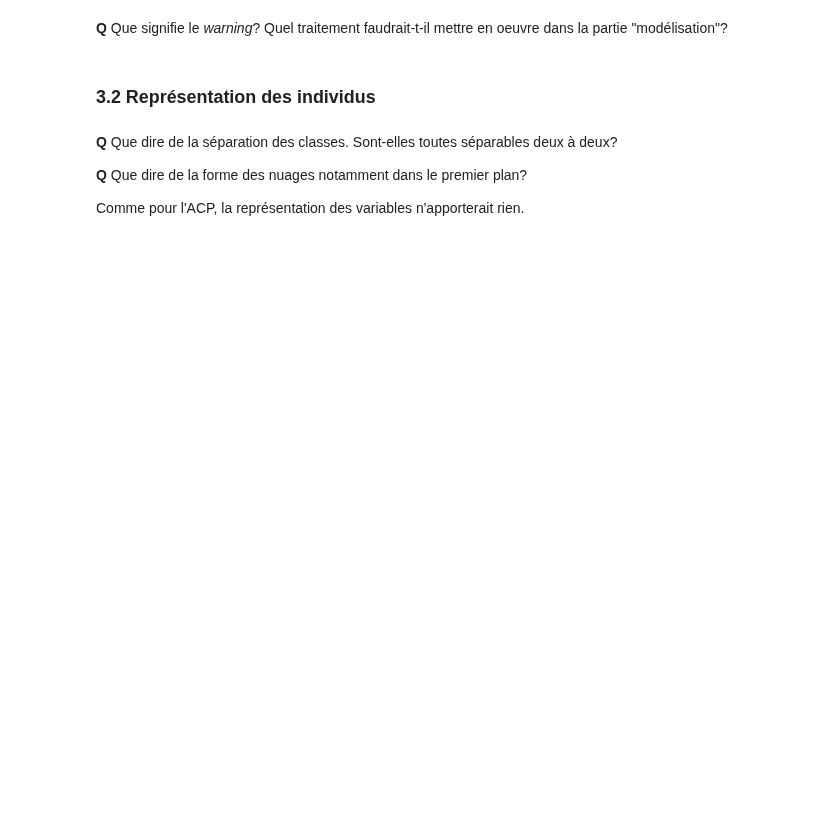
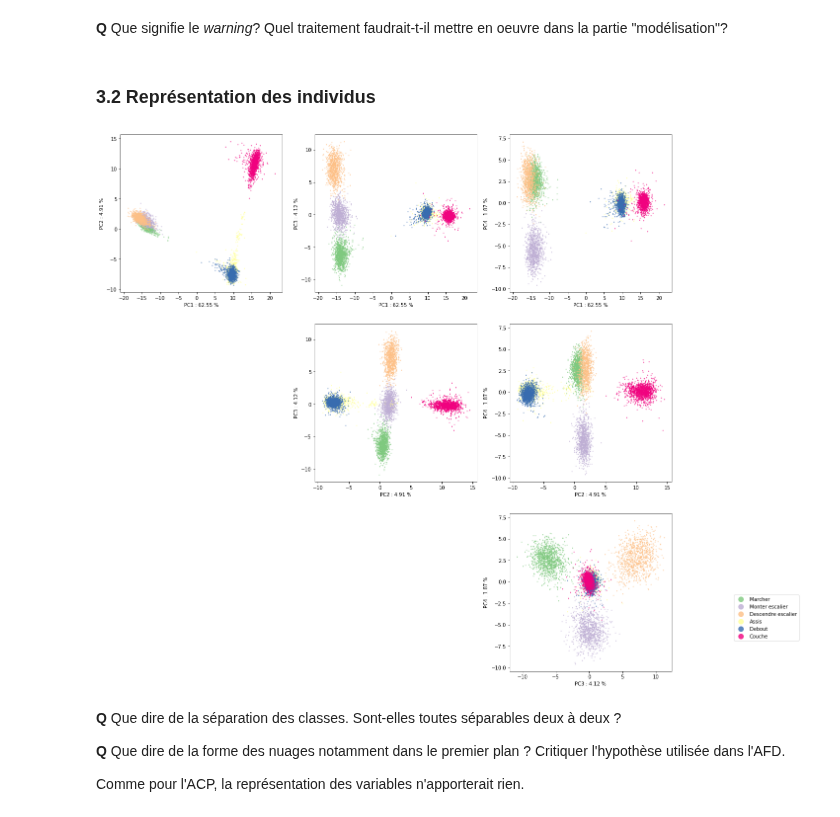
Before and after one commit to wikistat/Exploration, a Jupyter notebook: HumanActivityRecognition/Explo-Python-HAR-metier.ipynb, the cells around one changed output. Drawn from its saved outputs; the diff is of its cells as text; code cells hidden in the pictures; blank space fills up the shorter version.

```diff
--- a/HumanActivityRecognition/Explo-Python-HAR-metier.ipynb
+++ b/HumanActivityRecognition/Explo-Python-HAR-metier.ipynb
@@ -197,16 +224,18 @@ X_r2=lda.transform(Xtrain)
 # %% [markdown]
 ### 3.2 Représentation des individus
 # %%
-fig = plt.figure(figsize= (20,20))
+fig = plt.figure(figsize= (20, 20))
 count = 0
-for nbc, nbc2,count in [(1,2,1), (2,3,2), (3,4,3), (1,3,4), (2,4,5), (1,4,7)] :
-    ax = fig.add_subplot(3,3,count)
-    plot_pca(X_r2, fig,ax,nbc,nbc2)
-plt.legend(loc='upper right', bbox_to_anchor=(1.8, 0.5), markerscale=10)
+for nbc, nbc2,count in [(1, 2, 1), (1, 3, 2), (1, 4, 3), (2, 3, 5), (2, 4, 6), (3, 4, 9)] :
+    ax = fig.add_subplot(3, 3, count)
+    plot_pca(X_r2, fig, ax, nbc, nbc2)
+plt.legend(loc = 'upper right', bbox_to_anchor = (1.8, 0.5), markerscale = 10)
 plt.show()
+# %% [output]
+[figure, added]
 # %% [markdown]
-**Q** Que dire de la séparation des classes. Sont-elles toutes séparables deux à deux?
+**Q** Que dire de la séparation des classes. Sont-elles toutes séparables deux à deux ?
 
-**Q** Que dire de la forme des nuages notamment dans le premier plan?
+**Q** Que dire de la forme des nuages notamment dans le premier plan ? Critiquer l'hypothèse utilisée dans l'AFD.
 
 Comme pour l'ACP, la représentation des variables n'apporterait rien.
```
Also changed, not shown: parts of 29 cells of this notebook.
